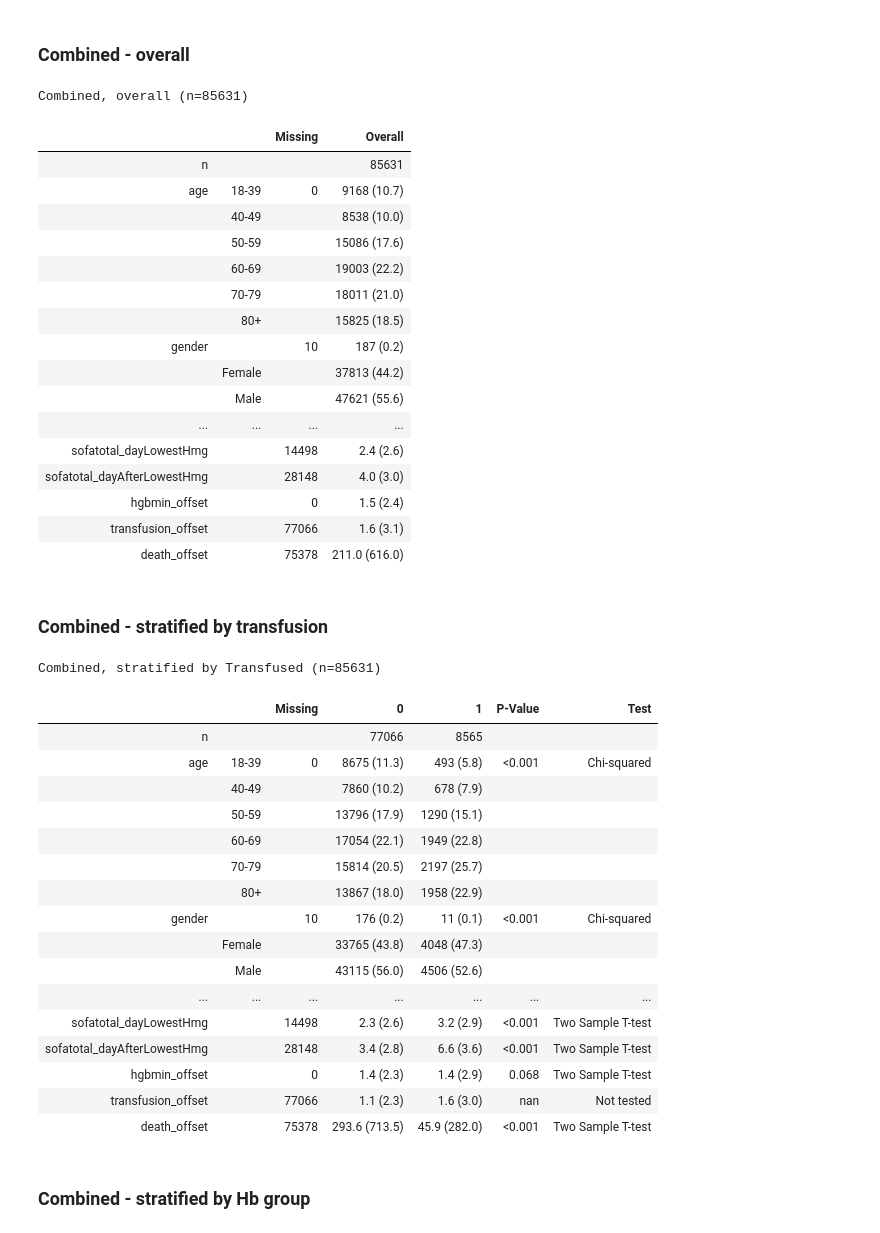
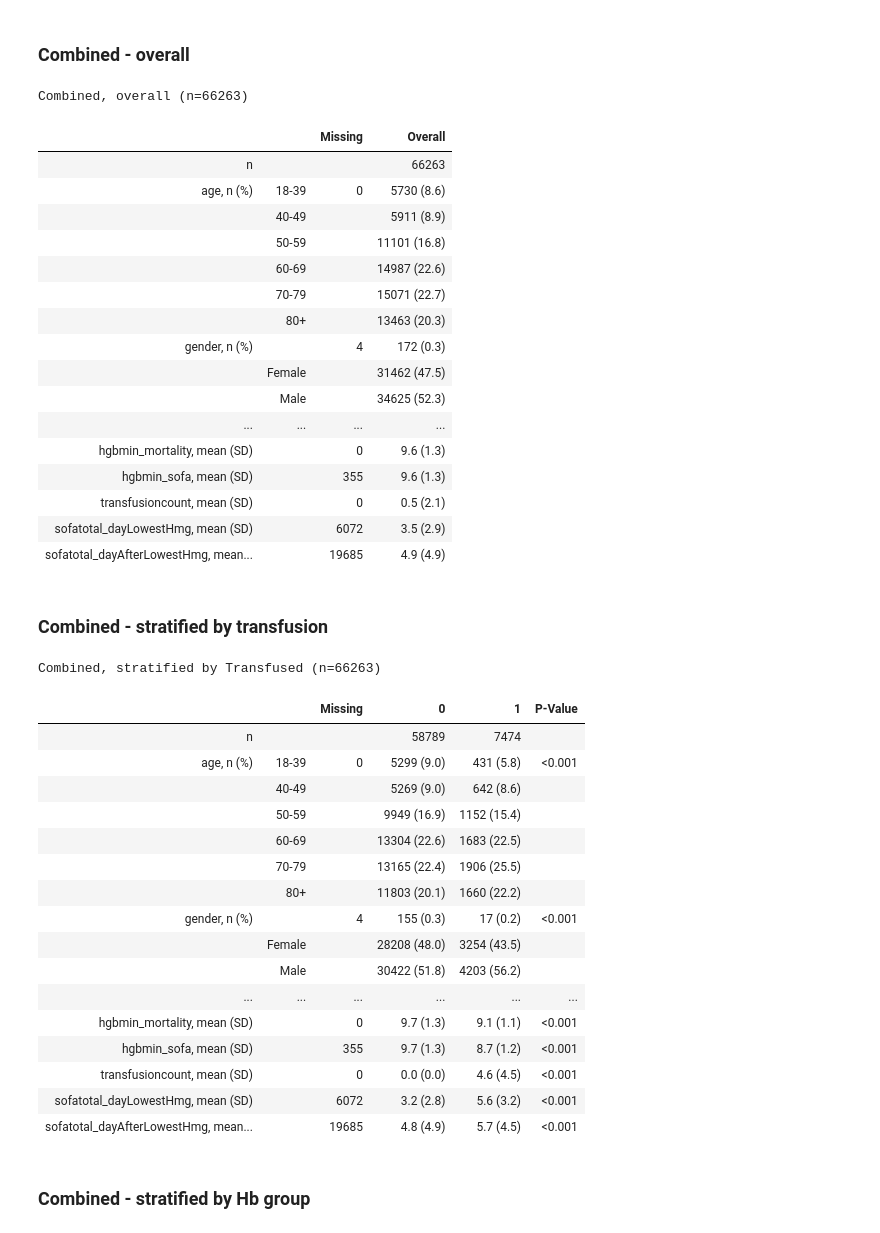
Before and after one commit to wesleyyeung/transfusion_thresholds, a Jupyter notebook: blood_transfusion_data_extraction.ipynb, the cells around one changed output. Saved outputs shown, nothing was run; the diff lists cells and outputs as text; code cells hidden in the pictures.

```diff
--- a/blood_transfusion_data_extraction.ipynb
+++ b/blood_transfusion_data_extraction.ipynb
@@ -6724,59 +6501,59 @@ amsterdam = delta_sofa_hb_grouper(amsterdam[selected_columns])
 # %% [markdown]
 ### Combined - overall
 # %%
-d = pd.concat([mimic,eicu,amsterdam])
-numeric = ['hgbmin','transfusioncount','sofatotal_dayLowestHmg','sofatotal_dayAfterLowestHmg','hgbmin_offset','transfusion_offset','death_offset']
-categorical = ['age','gender','vasopressor','ventmarker','septicflag','pvdflag','ihdflag','chfflag','esrfflag','surgeryflag','icu_mort','expiremarker','hb_group','delta_sofa']
+d = combined
+numeric = ['hgbmin_mortality','hgbmin_sofa','transfusioncount','sofatotal_dayLowestHmg','sofatotal_dayAfterLowestHmg']
+categorical = ['age','gender','vasopressor','ventmarker','septicflag','pvdflag','ihdflag','chfflag','esrfflag','surgeryflag','expiremarker','hb_group_mortality','hb_group_sofa','delta_sofa','subgroup_flag']
 t1 = TableOne(data=d, columns=categorical+numeric, categorical=categorical)
 print(f'Combined, overall (n={len(d)})')
 display(HTML(t1.tabulate(tablefmt="html")))
 # %% [output]
-Combined, overall (n=85631)
+Combined, overall (n=66263)
 |  |  | Missing | Overall |
-| n |  |  | 85631 |
-| age | 18-39 | 0 | 9168 (10.7) |
-|  | 40-49 |  | 8538 (10.0) |
-|  | 50-59 |  | 15086 (17.6) |
-|  | 60-69 |  | 19003 (22.2) |
-|  | 70-79 |  | 18011 (21.0) |
-|  | 80+ |  | 15825 (18.5) |
-| gender |  | 10 | 187 (0.2) |
-|  | Female |  | 37813 (44.2) |
-|  | Male |  | 47621 (55.6) |
+| n |  |  | 66263 |
+| age, n (%) | 18-39 | 0 | 5730 (8.6) |
+|  | 40-49 |  | 5911 (8.9) |
+|  | 50-59 |  | 11101 (16.8) |
+|  | 60-69 |  | 14987 (22.6) |
+|  | 70-79 |  | 15071 (22.7) |
+|  | 80+ |  | 13463 (20.3) |
+| gender, n (%) |  | 4 | 172 (0.3) |
+|  | Female |  | 31462 (47.5) |
+|  | Male |  | 34625 (52.3) |
 | ... | ... | ... | ... |
-| sofatotal_dayLowestHmg |  | 14498 | 2.4 (2.6) |
-| sofatotal_dayAfterLowestHmg |  | 28148 | 4.0 (3.0) |
-| hgbmin_offset |  | 0 | 1.5 (2.4) |
-| transfusion_offset |  | 77066 | 1.6 (3.1) |
-| death_offset |  | 75378 | 211.0 (616.0) |
+| hgbmin_mortality, mean (SD) |  | 0 | 9.6 (1.3) |
+| hgbmin_sofa, mean (SD) |  | 355 | 9.6 (1.3) |
+| transfusioncount, mean (SD) |  | 0 | 0.5 (2.1) |
+| sofatotal_dayLowestHmg, mean (SD) |  | 6072 | 3.5 (2.9) |
+| sofatotal_dayAfterLowestHmg, mean... |  | 19685 | 4.9 (4.9) |
 # %% [markdown]
 ### Combined - stratified by transfusion
 # %%
-d = pd.concat([mimic,eicu,amsterdam])
-numeric = ['hgbmin','transfusioncount','sofatotal_dayLowestHmg','sofatotal_dayAfterLowestHmg','hgbmin_offset','transfusion_offset','death_offset']
-categorical = ['age','gender','vasopressor','ventmarker','septicflag','pvdflag','ihdflag','chfflag','esrfflag','surgeryflag','icu_mort','expiremarker','hb_group','delta_sofa']
+d = combined
+numeric = ['hgbmin_mortality','hgbmin_sofa','transfusioncount','sofatotal_dayLowestHmg','sofatotal_dayAfterLowestHmg']
+categorical = ['age','gender','vasopressor','ventmarker','septicflag','pvdflag','ihdflag','chfflag','esrfflag','surgeryflag','expiremarker','hb_group_mortality','hb_group_sofa','delta_sofa','subgroup_flag']
 t1 = TableOne(data=d, columns=categorical+numeric, categorical=categorical, groupby='transfusedmarker',pval=True)
 print(f'Combined, stratified by Transfused (n={len(d)})')
 display(HTML(t1.tabulate(tablefmt="html")))
 # %% [output]
-Combined, stratified by Transfused (n=85631)
+Combined, stratified by Transfused (n=66263)
-|  |  | Missing | 0 | 1 | P-Value | Test |
-| n |  |  | 77066 | 8565 |  |  |
-| age | 18-39 | 0 | 8675 (11.3) | 493 (5.8) | <0.001 | Chi-squared |
-|  | 40-49 |  | 7860 (10.2) | 678 (7.9) |  |  |
-|  | 50-59 |  | 13796 (17.9) | 1290 (15.1) |  |  |
-|  | 60-69 |  | 17054 (22.1) | 1949 (22.8) |  |  |
-|  | 70-79 |  | 15814 (20.5) | 2197 (25.7) |  |  |
-|  | 80+ |  | 13867 (18.0) | 1958 (22.9) |  |  |
-| gender |  | 10 | 176 (0.2) | 11 (0.1) | <0.001 | Chi-squared |
-|  | Female |  | 33765 (43.8) | 4048 (47.3) |  |  |
-|  | Male |  | 43115 (56.0) | 4506 (52.6) |  |  |
-| ... | ... | ... | ... | ... | ... | ... |
-| sofatotal_dayLowestHmg |  | 14498 | 2.3 (2.6) | 3.2 (2.9) | <0.001 | Two Sample T-test |
-| sofatotal_dayAfterLowestHmg |  | 28148 | 3.4 (2.8) | 6.6 (3.6) | <0.001 | Two Sample T-test |
-| hgbmin_offset |  | 0 | 1.4 (2.3) | 1.4 (2.9) | 0.068 | Two Sample T-test |
-| transfusion_offset |  | 77066 | 1.1 (2.3) | 1.6 (3.0) | nan | Not tested |
-| death_offset |  | 75378 | 293.6 (713.5) | 45.9 (282.0) | <0.001 | Two Sample T-test |
+|  |  | Missing | 0 | 1 | P-Value |
+| n |  |  | 58789 | 7474 |  |
+| age, n (%) | 18-39 | 0 | 5299 (9.0) | 431 (5.8) | <0.001 |
+|  | 40-49 |  | 5269 (9.0) | 642 (8.6) |  |
+|  | 50-59 |  | 9949 (16.9) | 1152 (15.4) |  |
+|  | 60-69 |  | 13304 (22.6) | 1683 (22.5) |  |
+|  | 70-79 |  | 13165 (22.4) | 1906 (25.5) |  |
+|  | 80+ |  | 11803 (20.1) | 1660 (22.2) |  |
+| gender, n (%) |  | 4 | 155 (0.3) | 17 (0.2) | <0.001 |
+|  | Female |  | 28208 (48.0) | 3254 (43.5) |  |
+|  | Male |  | 30422 (51.8) | 4203 (56.2) |  |
+| ... | ... | ... | ... | ... | ... |
+| hgbmin_mortality, mean (SD) |  | 0 | 9.7 (1.3) | 9.1 (1.1) | <0.001 |
+| hgbmin_sofa, mean (SD) |  | 355 | 9.7 (1.3) | 8.7 (1.2) | <0.001 |
+| transfusioncount, mean (SD) |  | 0 | 0.0 (0.0) | 4.6 (4.5) | <0.001 |
+| sofatotal_dayLowestHmg, mean (SD) |  | 6072 | 3.2 (2.8) | 5.6 (3.2) | <0.001 |
+| sofatotal_dayAfterLowestHmg, mean... |  | 19685 | 4.8 (4.9) | 5.7 (4.5) | <0.001 |
 # %% [markdown]
 ### Combined - stratified by Hb group
 # %%
```
Also changed, not shown: parts of 68 cells of this notebook, 13 other files.
